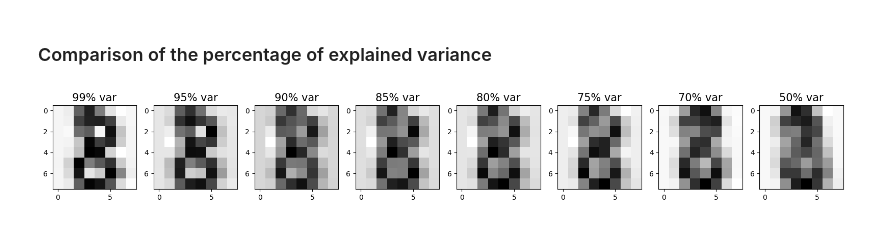
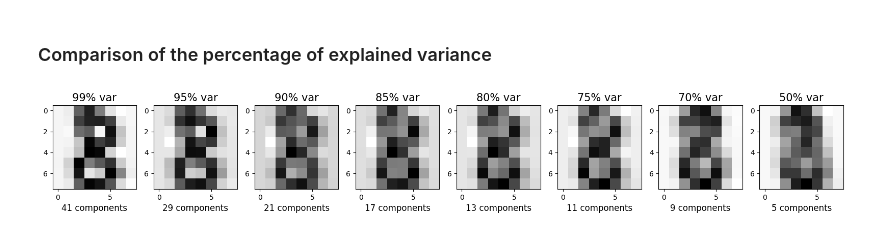
Before and after one commit to davidofitaly/06_reduction_dimensions_projects, a Jupyter notebook: 01_pca_project.ipynb, the cells around one changed output. Cells and saved outputs as stored; diff of their text form; code cells hidden in the pictures.

```diff
--- a/01_pca_project.ipynb
+++ b/01_pca_project.ipynb
@@ -265,22 +265,22 @@ fig.show()
 # %%
 def make_pca(n_components, data, idx=8):
     pca = PCA(n_components=n_components)
     data_pca = pca.fit_transform(data)
 
     approx = pca.inverse_transform(data_pca)
 
     # Displaying the reconstructed image
     plt.imshow(approx[idx].reshape(8, 8), cmap='gray_r', interpolation='nearest')
-    plt.xlabel(f'{pca.n_components_} components', color='white', fontsize=12)
+    plt.xlabel(f'{pca.n_components_} components', color='black', fontsize=12)
     plt.title(f'{int(n_components * 100)}% var', color='black', fontsize=15)
 
 # Creating a chart with different variances
 plt.figure(figsize=(16, 10))
 for i, val in enumerate([0.99, 0.95, 0.90, 0.85, 0.8, 0.75, 0.7, 0.5]):
     plt.subplot(180 + i + 1)
     make_pca(val, data)
 
 plt.tight_layout()
 plt.show()
 # %% [output]
-[figure, old version]
+[figure, new version]
```
